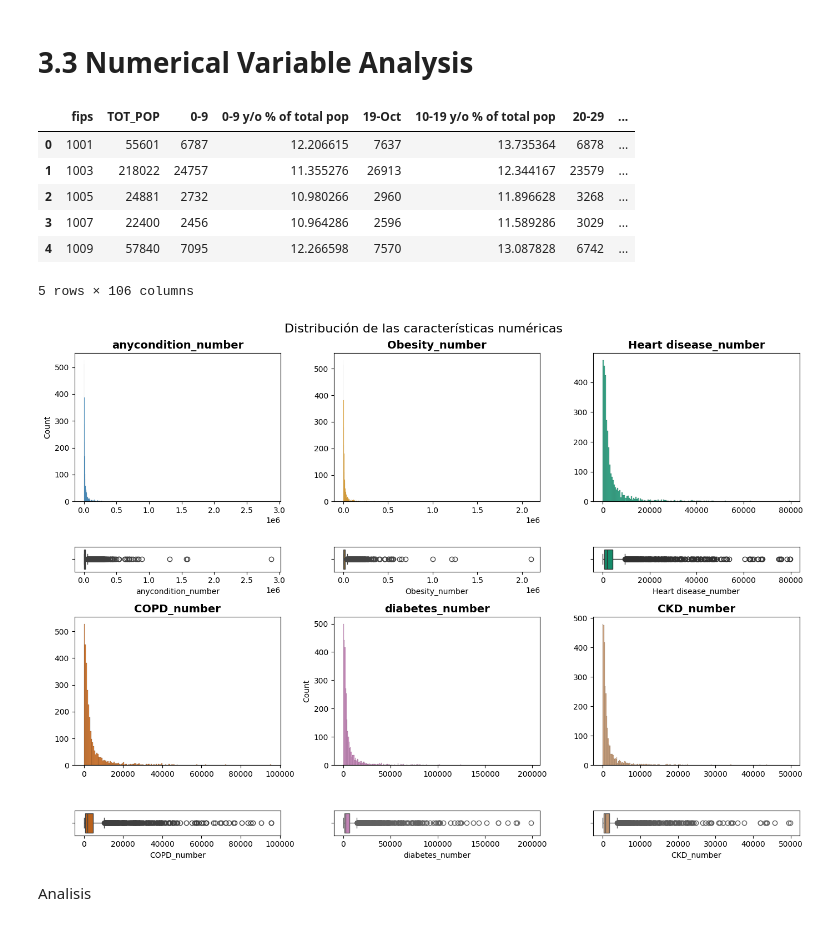
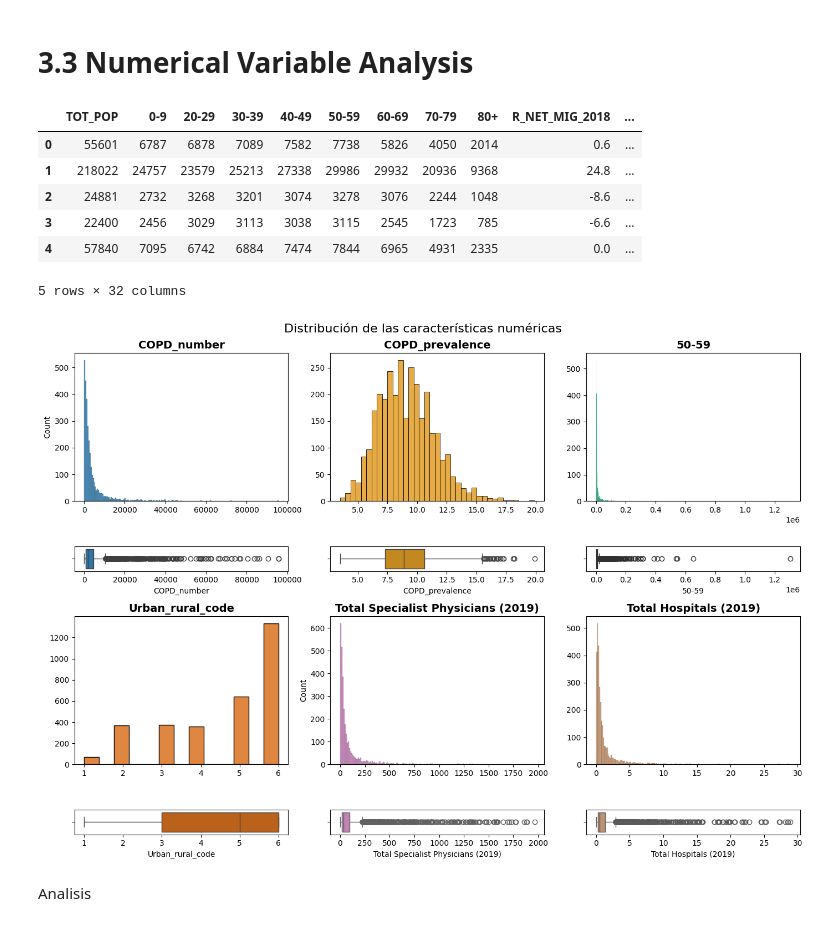
Before and after one commit to NatTajuelo/Modelos-Lineales-Regulares, a Jupyter notebook: src/explore.ipynb, the cells around one changed output. Saved outputs shown, nothing was run; the diff lists cells and outputs as text; code cells hidden in the pictures.

```diff
--- a/src/explore.ipynb
+++ b/src/explore.ipynb
@@ -93,11 +93,11 @@ total_data.dtypes.unique()
 array([dtype('int64'), dtype('float64'), dtype('O')], dtype=object)
 # %%
 keep_columns = [
-    "TOT_POP", "0-9", "20-29", "30-39", "40-49", "50-59", "60-69", "70-79", "80+", "R_NET_MIG_2018", "PCTPOVALL_2018",
-    "MEDHHINC_2018", "Civilian_labor_force_2018", "Unemployed_2018", "Unemployment_rate_2018", "Total nurse practitioners (2019)",
+    "TOT_POP", "COUNTY_NAME", "STATE_NAME", "0-9", "20-29", "30-39", "40-49", "50-59", "60-69", "70-79", "80+", "R_NET_MIG_2018", "PCTPOVALL_2018",
+    "MEDHHINC_2018", "Civilian_labor_force_2018", "Unemployed_2018", "Employed_2018", "Active Physicians per 100000 Population 2018 (AAMC)", "Active General Surgeons per 100000 Population 2018 (AAMC)", "Total nurse practitioners (2019)",
     "Total physician assistants (2019)", "Total Hospitals (2019)", "Internal Medicine Primary Care (2019)",
     "Family Medicine/General Practice Primary Care (2019)", "Total Specialist Physicians (2019)",
-    "Population Aged 60+", "anycondition_number", "Heart disease_number", "diabetes_number", "Obesity_number", "COPD_number", "CKD_number"
+    "Population Aged 60+", "anycondition_number", "Heart disease_number", "diabetes_number", "Obesity_number", "COPD_number", "COPD_prevalence", "CKD_number", "Urban_rural_code"
 ]
 
 df_filtered = total_data[keep_columns]
@@ -106,7 +106,7 @@ df_filtered = total_data[keep_columns]
 num = ['int64', 'float64']
 cat = ['O']
 
-df_num = total_data.select_dtypes(num)
+df_num = df_filtered.select_dtypes(num)
 df_cat = total_data.select_dtypes(cat)
 # %%
 df_cat.head(3)
@@ -157,47 +157,47 @@ Analisis
 # %%
 df_num.head()
 # %% [output]
-|  | fips | TOT_POP | 0-9 | 0-9 y/o % of total pop | 19-Oct | 10-19 y/o % of total pop | 20-29 | ... |
-| 0 | 1001 | 55601 | 6787 | 12.206615 | 7637 | 13.735364 | 6878 | ... |
-| 1 | 1003 | 218022 | 24757 | 11.355276 | 26913 | 12.344167 | 23579 | ... |
-| 2 | 1005 | 24881 | 2732 | 10.980266 | 2960 | 11.896628 | 3268 | ... |
-| 3 | 1007 | 22400 | 2456 | 10.964286 | 2596 | 11.589286 | 3029 | ... |
-| 4 | 1009 | 57840 | 7095 | 12.266598 | 7570 | 13.087828 | 6742 | ... |
+|  | TOT_POP | 0-9 | 20-29 | 30-39 | 40-49 | 50-59 | 60-69 | 70-79 | 80+ | R_NET_MIG_2018 | ... |
+| 0 | 55601 | 6787 | 6878 | 7089 | 7582 | 7738 | 5826 | 4050 | 2014 | 0.6 | ... |
+| 1 | 218022 | 24757 | 23579 | 25213 | 27338 | 29986 | 29932 | 20936 | 9368 | 24.8 | ... |
+| 2 | 24881 | 2732 | 3268 | 3201 | 3074 | 3278 | 3076 | 2244 | 1048 | -8.6 | ... |
+| 3 | 22400 | 2456 | 3029 | 3113 | 3038 | 3115 | 2545 | 1723 | 785 | -6.6 | ... |
+| 4 | 57840 | 7095 | 6742 | 6884 | 7474 | 7844 | 6965 | 4931 | 2335 | 0.0 | ... |
-5 rows × 106 columns
+5 rows × 32 columns
 # %%
 #Analisis con histogramas y boxplot de las características numéricas
 fig, axis = plt.subplots(4, 3, figsize = (14, 10), gridspec_kw = {"height_ratios": [6, 1, 6, 1]})
 fig.suptitle("Distribución de las características numéricas", fontsize=16)
 
-sns.histplot(ax = axis[0, 0], data = df_num, x = "anycondition_number").set(xlabel = None)
-sns.boxplot(ax = axis[1, 0], data = df_num, x = "anycondition_number")
+sns.histplot(ax = axis[0, 0], data = df_num[df_num["COPD_number"] < 100000], x = "COPD_number").set(xlabel = None)
+sns.boxplot(ax = axis[1, 0], data = df_num[df_num["COPD_number"] < 100000], x = "COPD_number")
 
-sns.histplot(ax = axis[0, 1], data = df_num, x = "Obesity_number", color=sns.color_palette("colorblind")[1]).set(xlabel = None, ylabel = None)
-sns.boxplot(ax = axis[1, 1], data = df_num, x = "Obesity_number", color=sns.color_palette("colorblind")[1])
+sns.histplot(ax = axis[0, 1], data = df_num, x = "COPD_prevalence", color=sns.color_palette("colorblind")[1]).set(xlabel = None, ylabel = None)
+sns.boxplot(ax = axis[1, 1], data = df_num, x = "COPD_prevalence", color=sns.color_palette("colorblind")[1])
 
-sns.histplot(ax = axis[0, 2], data = df_num[df_num["Heart disease_number"] < 80000], x = "Heart disease_number", color=sns.color_palette("colorblind")[2]).set(xlabel = None, ylabel = None)
-sns.boxplot(ax = axis[1, 2], data = df_num[df_num["Heart disease_number"] < 80000], x = "Heart disease_number", color=sns.color_palette("colorblind")[2])
+sns.histplot(ax = axis[0, 2], data = df_num, x = "50-59", color=sns.color_palette("colorblind")[2]).set(xlabel = None, ylabel = None)
+sns.boxplot(ax = axis[1, 2], data = df_num, x = "50-59", color=sns.color_palette("colorblind")[2])
 
-sns.histplot(ax = axis[2, 0], data = df_num[df_num["COPD_number"] < 100000], x = "COPD_number", color=sns.color_palette("colorblind")[3]).set(xlabel = None, ylabel = None)
-sns.boxplot(ax = axis[3, 0], data = df_num[df_num["COPD_number"] < 100000], x = "COPD_number", color=sns.color_palette("colorblind")[3])
+sns.histplot(ax = axis[2, 0], data = df_num, x = "Urban_rural_code", color=sns.color_palette("colorblind")[3]).set(xlabel = None, ylabel = None)
+sns.boxplot(ax = axis[3, 0], data = df_num, x = "Urban_rural_code", color=sns.color_palette("colorblind")[3])
 
-sns.histplot(ax = axis[2, 1], data = df_num[df_num["diabetes_number"] < 200000], x = "diabetes_number", color=sns.color_palette("colorblind")[4]).set(xlabel = None)
-sns.boxplot(ax = axis[3, 1], data = df_num[df_num["diabetes_number"] < 200000], x = "diabetes_number", color=sns.color_palette("colorblind")[4])
+sns.histplot(ax = axis[2, 1], data = df_num[df_num["Total Specialist Physicians (2019)"] < 2000], x = "Total Specialist Physicians (2019)", color=sns.color_palette("colorblind")[4]).set(xlabel = None)
+sns.boxplot(ax = axis[3, 1], data = df_num[df_num["Total Specialist Physicians (2019)"] < 2000], x = "Total Specialist Physicians (2019)", color=sns.color_palette("colorblind")[4])
 
-sns.histplot(ax = axis[2, 2], data = df_num[df_num["CKD_number"] < 50000], x = "CKD_number", color=sns.color_palette("colorblind")[5]).set(xlabel = None, ylabel = None)
-sns.boxplot(ax = axis[3, 2], data = df_num[df_num["CKD_number"] < 50000], x = "CKD_number", color=sns.color_palette("colorblind")[5])
+sns.histplot(ax = axis[2, 2], data = df_num[df_num["Total Hospitals (2019)"] < 30], x = "Total Hospitals (2019)", color=sns.color_palette("colorblind")[5]).set(xlabel = None, ylabel = None)
+sns.boxplot(ax = axis[3, 2], data = df_num[df_num["Total Hospitals (2019)"] < 30], x = "Total Hospitals (2019)", color=sns.color_palette("colorblind")[5])
 
-axis[0, 0].set_title("anycondition_number", fontsize=14, fontweight='bold')
-axis[0, 1].set_title("Obesity_number", fontsize=14, fontweight='bold')
-axis[0, 2].set_title("Heart disease_number", fontsize=14, fontweight='bold')
-axis[2, 0].set_title("COPD_number", fontsize=14, fontweight='bold')
-axis[2, 1].set_title("diabetes_number", fontsize=14, fontweight='bold')
-axis[2, 2].set_title("CKD_number", fontsize=14, fontweight='bold')
+axis[0, 0].set_title("COPD_number", fontsize=14, fontweight='bold')
+axis[0, 1].set_title("COPD_prevalence", fontsize=14, fontweight='bold')
+axis[0, 2].set_title("50-59", fontsize=14, fontweight='bold')
+axis[2, 0].set_title("Urban_rural_code", fontsize=14, fontweight='bold')
+axis[2, 1].set_title("Total Specialist Physicians (2019)", fontsize=14, fontweight='bold')
+axis[2, 2].set_title("Total Hospitals (2019)", fontsize=14, fontweight='bold')
 
 plt.tight_layout()
 plt.show()
 # %% [output]
-[figure, old version]
+[figure, new version]
 # %% [markdown]
 Analisis
 # %% [markdown]
```
Also changed, not shown: parts of 15 cells of this notebook, 2 other files.
